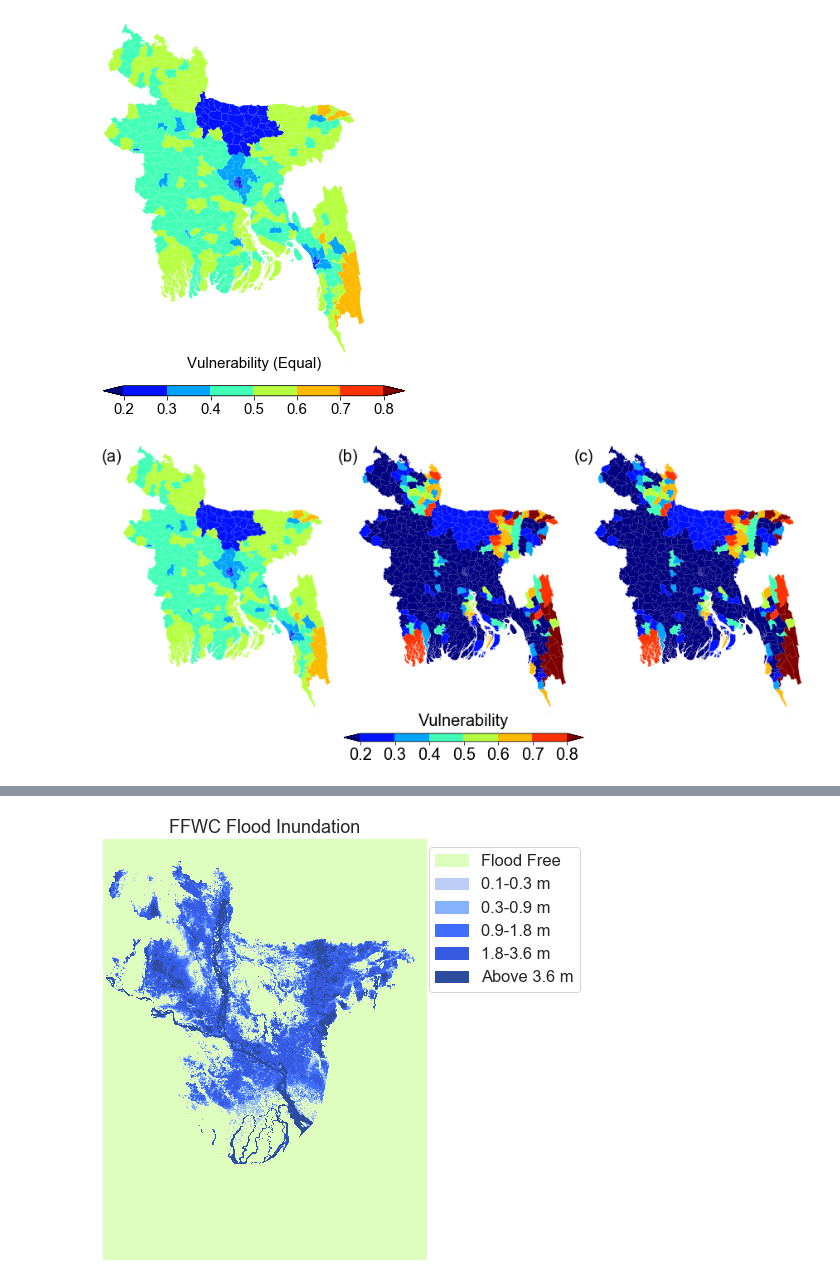
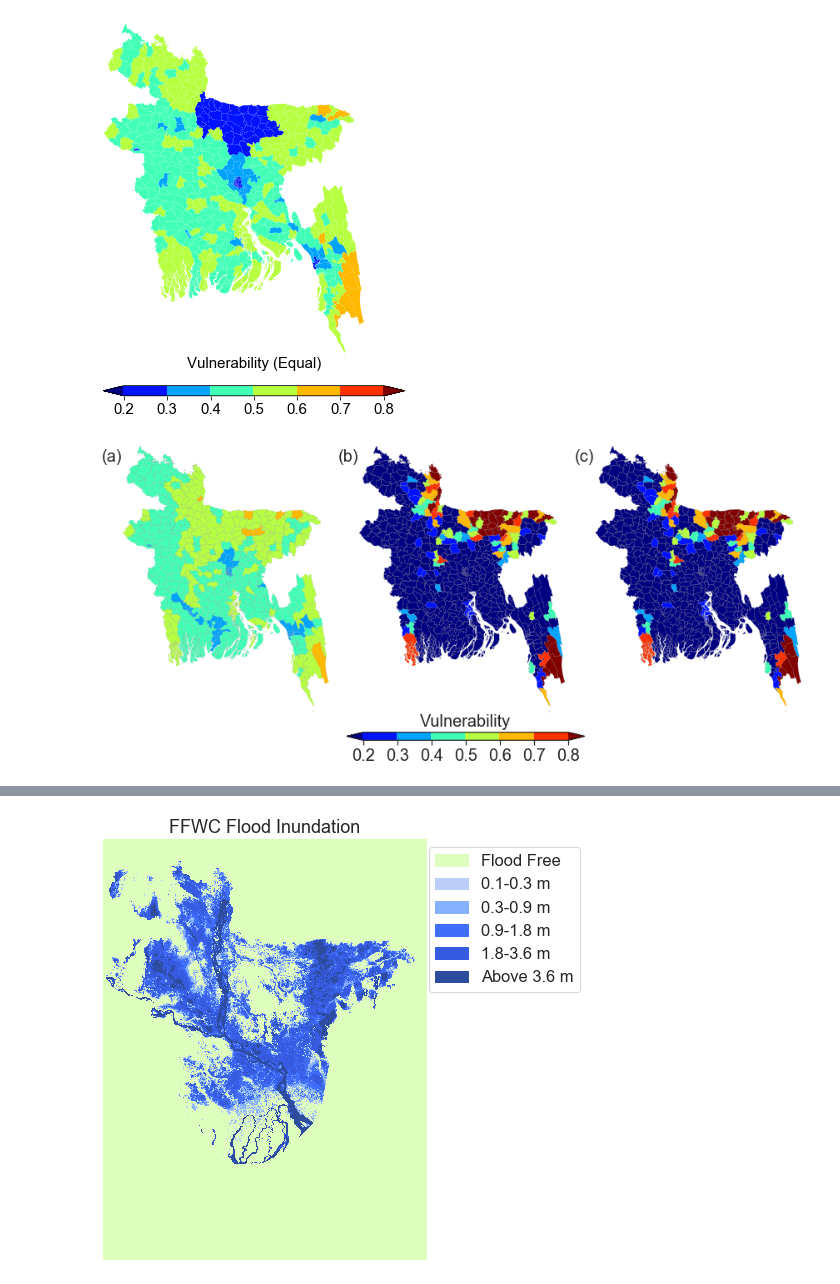
Before and after one commit to gnodnooh/VulnRiskImpact-BGD, a Jupyter notebook: FVI_Assessment.ipynb, the cells around one changed output, grey strips where cells are left out. Saved outputs shown, nothing was run; the diff lists cells and outputs as text; code cells hidden in the pictures.

```diff
--- a/FVI_Assessment.ipynb
+++ b/FVI_Assessment.ipynb
@@ -52,12 +62,17 @@ data_table
 # %%
 # Correlation Matrix
 corrmat = data.corr()
-mask = np.triu(np.ones_like(corrmat, dtype=np.bool))
+corrmat_dist = data_dist.corr()
+index = data_table[data_table['Scale'] == 'District'].index
+# - Replace Upazila correaltions to District correlation for district-level variables
+corrmat.iloc[index,:] = corrmat_dist.iloc[index,:]
+corrmat.iloc[:,index] = corrmat_dist.iloc[:,index]
+# mask = np.triu(np.ones_like(corrmat, dtype=np.bool))
 
 # Plotting
 sns.set(style="white", font_scale=1)
 cmap=sns.diverging_palette(10, 220, n=20)
-fig, ax = plt.subplots(figsize=(11,11))
+fig, ax = plt.subplots(figsize=(10,10))
 ax = sns.heatmap(corrmat, ax=ax, vmin=-1, vmax=1, center=0,
                  cmap=cmap, square=True,
                  cbar_kws={'orientation': 'vertical', 'shrink':.5})
@@ -95,27 +110,27 @@ if False:
 #### (1) Equal weights
 # %%
 # Empty vulnerability dataframe
-vuln = pd.DataFrame(index=variable.index.astype('int'))
+vuln = pd.DataFrame(index=data.index.astype('int'))
 
 # Equal weights
-nind = variable.shape[1]
-vuln['equal'] = np.dot(variable.values, np.ones(nind)/nind)
+nind = data.shape[1]
+vuln['equal'] = np.dot(data.values, np.ones(nind)/nind)
 # %% [markdown]
 #### (2) Random weights
 # %%
 # Sensitivity analysis with random weights
 nt = 1000      # Must be a multiple of 100
 thsd = 0.55
-freq = np.zeros([variable.shape[0],1])
+freq = np.zeros([data.shape[0],1])
 for i in range(nt//100):
-    rwgt = np.random.random([variable.shape[1],100])
+    rwgt = np.random.random([data.shape[1],100])
     rwgt = rwgt/rwgt.sum(axis=0)
-    score = np.dot(variable,rwgt)
+    score = np.dot(data,rwgt)
     freq += (score > thsd).sum(1)[:,None]
 vuln['random'] = freq/nt
 # %%
 # Merge all vulnerabilities
-map_upazila = pd.merge(shp_upazila, vuln, left_on='ADM3_PCODE', right_on='UID', how='left')
+map_upazila = pd.merge(shape, vuln, left_on='ADM3_PCODE', right_on='ADM3_PCODE', how='outer')
 # %% [markdown]
 ### Initialize mapping parameters
 # %%
@@ -173,35 +188,35 @@ figlabel = 'Vulnerability'
 fig, axes = plt.subplots(nrows=1,ncols=3,figsize=(12,5), facecolor='w')
 for (i, el) in enumerate(['equal','random','random']):
     ax = axes.flatten('F')[i]
     ax.set_axis_off()
     ax.set_aspect('equal')
     ax.axis(lims)
     map_upazila.plot(ax=ax, column=el,
-            cmap=cmap, norm=norm, vmin=vmin, vmax=vmax)
+            cmap=cmap, norm=norm, vmin=vmin, vmax=vmax, linewidth=0.1, edgecolor='grey')
     ax.annotate(fignumb[i], xy=(-0.05, 0.96), xycoords='axes fraction',
                 horizontalalignment='center', verticalalignment='center',
                 fontname='arial',fontsize=20)
 plt.tight_layout()
 # Colorbar
 cax = inset_axes(ax, width="46%", height="3%",
                  loc='lower left',
                  bbox_to_anchor=(-1.2, -0.1, 2.5, 1),
                  bbox_transform=ax.transAxes,borderpad=0)
 cbar = mpl.colorbar.ColorbarBase(cax, cmap=cmap, norm=norm,
                                  boundaries=boundaries,
                                  extend='both',
                                  extendfrac=0.08,
                                  ticks = ticks,
                                  spacing='uniform',
                                  orientation='horizontal')
 cbar.ax.set_xticklabels(['%.1f'%lb for lb in np.array(bounds)],
                         fontname='arial', fontsize=20)
 cbar.set_label(figlabel, labelpad=-60,
                fontname='arial', fontsize=20,
                horizontalalignment='center')
 plt.show()
 # %% [output]
-[figure, old version]
+[figure, new version]
 # %%
 vuln.max()
 # %% [output]
```
Also changed, not shown: parts of 6 cells of this notebook, 4 other files.
